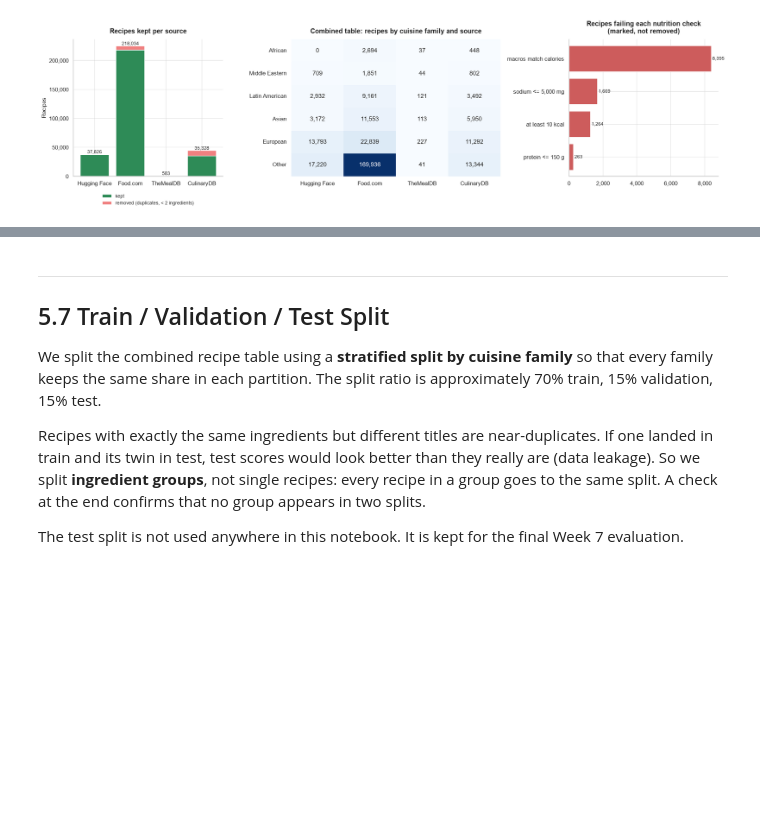
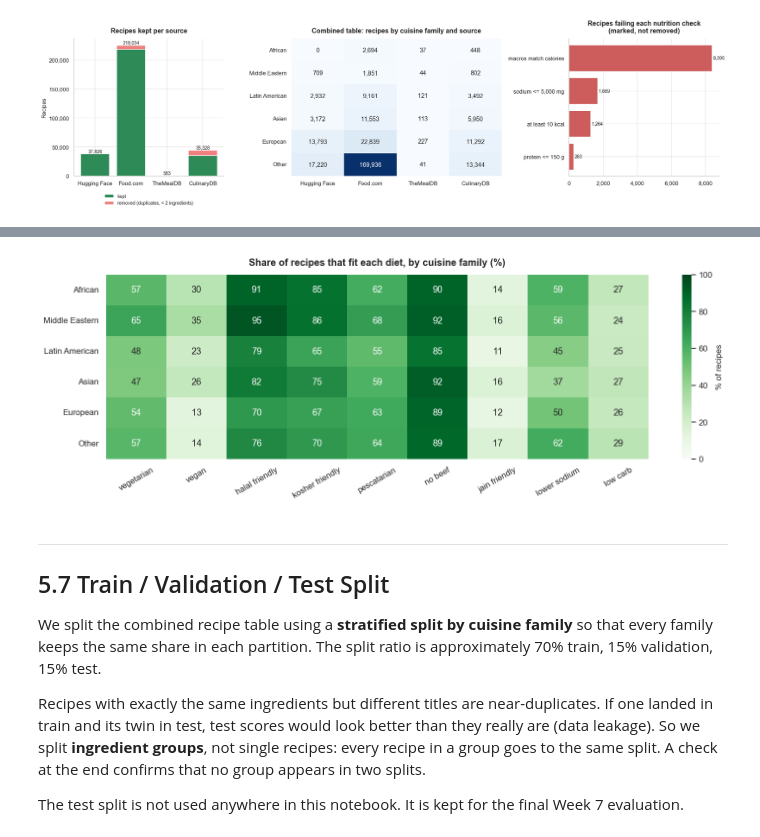
Before and after one commit to Chloe-Tu2/The-EverFlavor-AI, a Jupyter notebook: notebooks/01_data_acquisition_EverFlavor_V3.ipynb, the cells around one changed output, grey strips where cells are left out. Cells and saved outputs as stored; diff of their text form; code cells hidden in the pictures; blank space fills up the shorter version.

```diff
--- a/notebooks/01_data_acquisition_EverFlavor_V3.ipynb
+++ b/notebooks/01_data_acquisition_EverFlavor_V3.ipynb
@@ -2779,7 +3016,8 @@ We wrap all cleaning and feature engineering steps into a reusable function that
 # Columns every source ends up with (missing values are NaN / None)
 COMMON_COLUMNS = (["recipe_id", "source", "recipe_name", "cuisine_family", "cuisine_raw",
                    "ingredient_list", "complexity", "calories_per_serving", "protein_g",
-                   "fat_g", "carbs_g", "sodium_mg", "servings", "minutes", "instructions", "url"]
+                   "fat_g", "carbs_g", "sodium_mg", "servings", "minutes", "instructions", "url",
+                   "origin_country", "origin_region"]
                   + FLAG_COLUMNS)
 
 
@@ -2849,6 +3087,11 @@ def run_pipeline(df_in, source="foodcom"):
 
     df["source"]     = source
     df["complexity"] = df["ingredient_list"].apply(lambda x: len(set(x)))
+    # Country and region from the source's own labels (5.4.6)
+    origin_labels = {"foodcom": "tags", "huggingface": "cuisine_type",
+                     "culinarydb": "cuisine", "themealdb": "area"}[source]
+    origins = df[origin_labels].apply(origin_from_labels)
+    df["origin_country"], df["origin_region"] = origins.str[0], origins.str[1]
     for col in COMMON_COLUMNS:
         if col not in df.columns:
             df[col] = np.nan
@@ -3001,0 +3249,11 @@ show_figure(fig, "08_combining_sources")
+# %%
+df_all = add_diet_profiles(df_all)
+
+diet_summary = pd.DataFrame({
+    "recipes": df_all[DIET_COLUMNS].sum(),
+    "share (%)": df_all[DIET_COLUMNS].mean().mul(100).round(1),
+})
+print("Recipes that fit each diet:")
+print(diet_summary.to_string())
+print(f"\nFor comparison: vegetarian {df_all['vegetarian'].mean() * 100:.1f}%, "
+      f"vegan {df_all['vegan'].mean() * 100:.1f}%")
@@ -3002,3 +3276,20 @@ show_figure(fig, "08_combining_sources")
+# %%
+diet_columns_shown = ["vegetarian", "vegan", *DIET_COLUMNS]
+families_shown = [f for f in FAMILY_ORDER if (df_all["cuisine_family"] == f).any()]
+diet_share = (df_all.groupby("cuisine_family")[diet_columns_shown].mean().mul(100)
+              .reindex(families_shown))
+diet_share.columns = [c.replace("_", " ") for c in diet_share.columns]
+
+fig, ax = plt.subplots(figsize=(14, 4.8))
+sns.heatmap(diet_share, annot=True, fmt=".0f", cmap="Greens", vmin=0, vmax=100, cbar_kws={"label": "% of recipes"},
+            ax=ax)
+ax.set_xlabel("")
+ax.set_ylabel("")
+ax.tick_params(axis="x", rotation=30)
+ax.set_title("Share of recipes that fit each diet, by cuisine family (%)")
+show_figure(fig, "18_diet_profiles")
+# %% [output]
+[figure, added]
 # %% [markdown]
 ---
 
```
Also changed, not shown: parts of 40 cells of this notebook, 8 other files.
